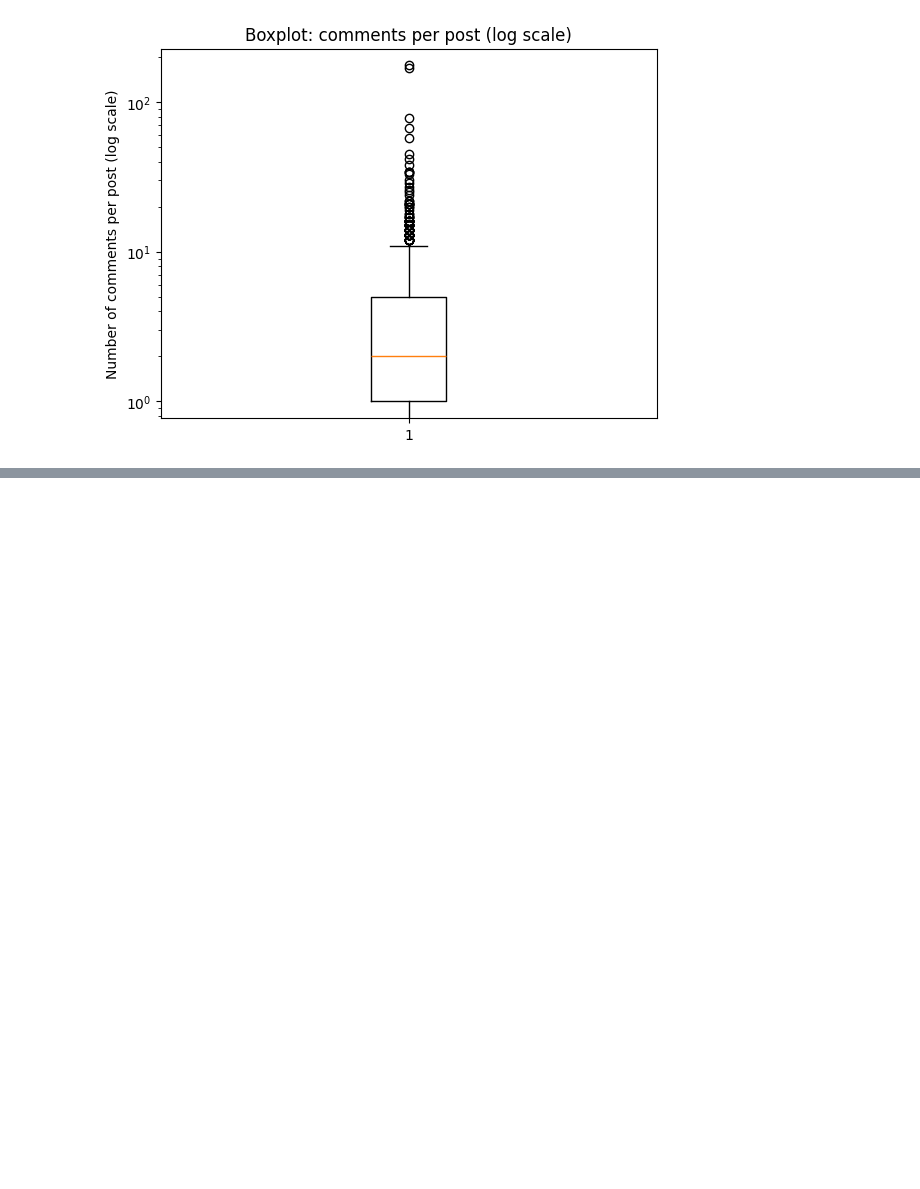
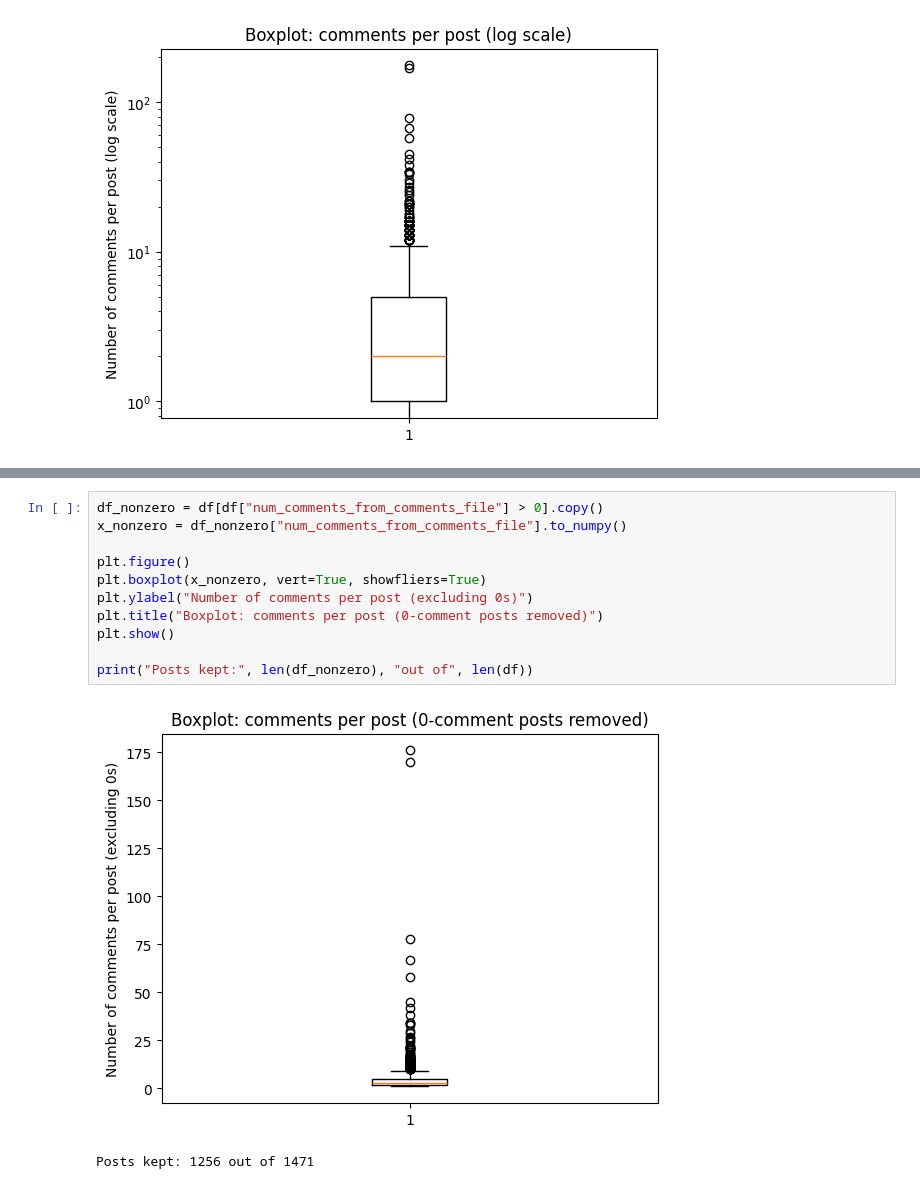
Before and after one commit to Sanjeev2601/ambivalent-stories, a Jupyter notebook: jupyter-notebooks/Box_Plot.ipynb, the cells around one changed output, grey strips where cells are left out. Saved outputs shown, nothing was run; the diff lists cells and outputs as text; blank space fills up the shorter version.

```diff
--- a/jupyter-notebooks/Box_Plot.ipynb
+++ b/jupyter-notebooks/Box_Plot.ipynb
@@ -115,0 +125,14 @@ plt.show()
+# %%
+df_nonzero = df[df["num_comments_from_comments_file"] > 0].copy()
+x_nonzero = df_nonzero["num_comments_from_comments_file"].to_numpy()
+
+plt.figure()
+plt.boxplot(x_nonzero, vert=True, showfliers=True)
+plt.ylabel("Number of comments per post (excluding 0s)")
+plt.title("Boxplot: comments per post (0-comment posts removed)")
+plt.show()
+
+print("Posts kept:", len(df_nonzero), "out of", len(df))
+# %% [output]
+[figure, added]
+Posts kept: 1256 out of 1471
```
Also changed, not shown: parts of 10 cells of this notebook.
